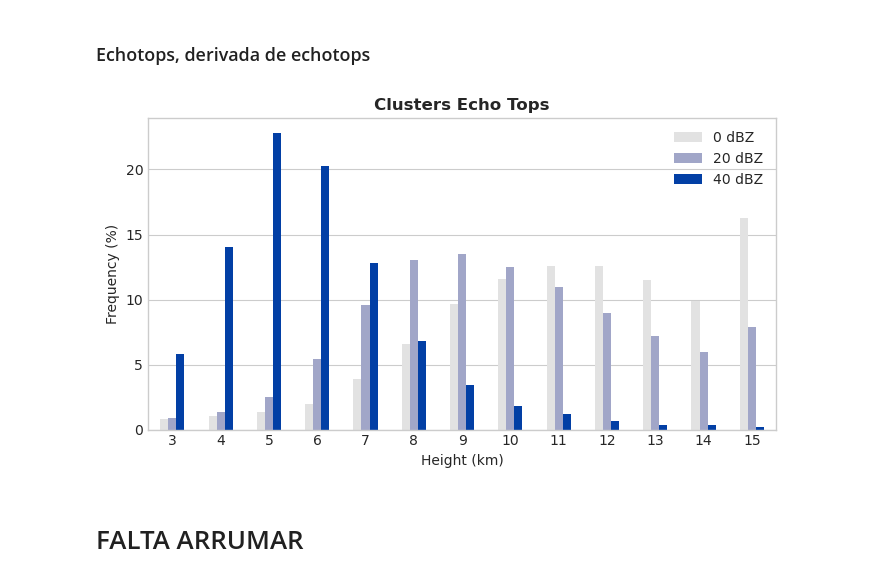
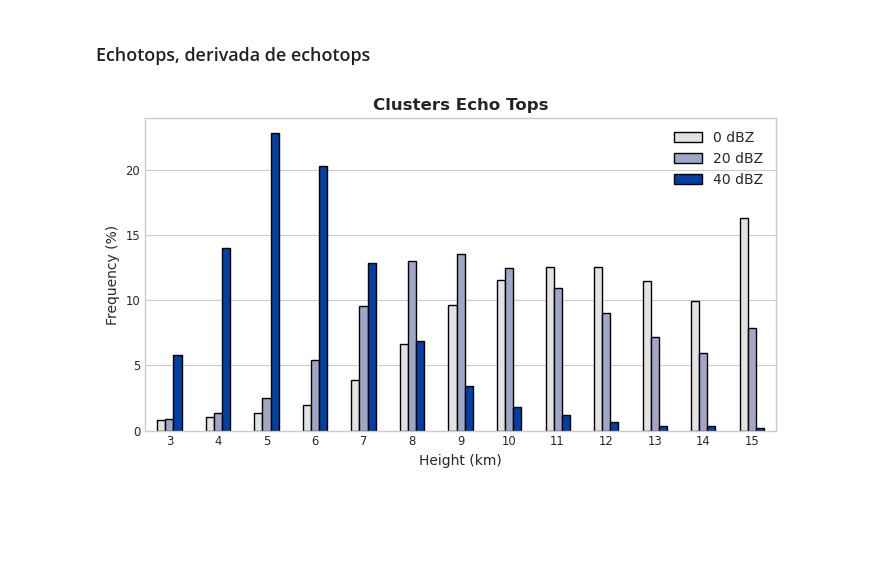
Before and after one commit to cclopes/tathu, a Jupyter notebook: sipam-tracking/fams-analysis.ipynb, the cells around one changed output. Cells and saved outputs as stored; diff of their text form; code cells hidden in the pictures; blank space fills up the shorter version.

Commit message:
Updating convective systems analysis

```diff
--- a/sipam-tracking/fams-analysis.ipynb
+++ b/sipam-tracking/fams-analysis.ipynb
@@ -732,3 +1399,43 @@ plt.savefig("out/goamazon/exploratory_stats_gld_init.png", dpi=300, facecolor="n
+# %%
+systems_all_iop2 = systems_all.set_index(["timestamp"]).loc["2014-8-15":"2014-10-15"].reset_index()
+systems_per_iop2 = systems_per.set_index(["timestamp"]).loc["2014-8-15":"2014-10-15"].reset_index()
+
+hourly_cl = pd.DataFrame({"no-full": (systems_all_iop2.groupby(systems_all_iop2.timestamp.dt.hour).count().timestamp/len(systems_all_iop2)*100)})
+hourly_init = pd.DataFrame({"no-full": (systems_per_iop2.groupby(systems_per_iop2.timestamp.dt.hour).count().timestamp/len(systems_per_iop2)*100)})
+hourly_gld = pd.DataFrame({"no-full": (systems_all_iop2.groupby(systems_all_iop2.timestamp.dt.hour).sum().gld/systems_all_iop2.gld.sum()*100)})
+
+fig = plt.figure(figsize=(7,7))
+gs = fig.add_gridspec(3,1)
+
+ax1 = fig.add_subplot(gs[0,0])
+ax_time = hourly_cl.plot(kind="bar", color=["k"], edgecolor="k", ax=ax1, legend=False)
+ax_time.grid(axis="x")
+ax_time.set_xlabel("")
+ax_time.set_xticklabels(labels=time_labels_2)
+ax_time.set_ylabel("Frequency")
+ax_time.set_title("Clusters (total = " + str(len(systems_all_iop2)) + ")")
+
+ax2 = fig.add_subplot(gs[1,0])
+ax_time2 = hourly_init.plot(kind="bar", color=["k"], edgecolor="k", ax=ax2, legend=False)
+ax_time2.grid(axis="x")
+ax_time2.set_xlabel("")
+ax_time2.set_xticklabels(labels=time_labels_2)
+ax_time2.set_ylabel("Frequency")
+ax_time2.set_title("Initiation time (total = " + str(len(systems_per_iop2)) + ")")
+
+ax3 = fig.add_subplot(gs[2,0])
+ax_time3 = hourly_gld.plot(kind="bar", color=["k"], edgecolor="k", ax=ax3, legend=False)
+ax_time3.grid(axis="x")
+ax_time3.set_xlabel("Local Time")
+ax_time3.set_xticklabels(labels=time_labels_2)
+ax_time3.set_ylabel("Frequency (%)")
+ax_time3.set_title("GLD strokes (total = " + str(int(systems_all_iop2.gld.sum())) + ")")
+
+fig.suptitle("Hourly distribution - IOP2 (Dry Season)", size=14, fontweight="bold")
+
+gs.tight_layout(fig)
+
+plt.savefig("out/goamazon/exploratory_stats_gld_c_iop2.png", dpi=300, facecolor="none")
 # %% [markdown]
 ### Geoms: mapa com início e trajetórias
 # %%
@@ -830,24 +1701,21 @@ gl.right_labels = False
 # %%
 tops = pd.DataFrame({"0 dBZ": (systems_all["echotop_0"].value_counts()/len(systems_all)*100),
                      "20 dBZ": (systems_all["echotop_20"].value_counts()/len(systems_all)*100),
                      "40 dBZ": (systems_all["echotop_40"].value_counts()/len(systems_all)*100)}).drop(index=0)
 
-
 fig = plt.figure(figsize=(7,4))
 gs = fig.add_gridspec(1,1)
 
 ax1 = fig.add_subplot(gs[0,0])
-ax_echo = tops.plot(kind="bar", color=("#E2E2E2","#A1A6C8", "#023FA5"), ax=ax1)
+ax_echo = tops.plot(kind="bar", color=("#E2E2E2","#A1A6C8", "#023FA5"), edgecolor="k", ax=ax1)
 ax_echo.grid(axis="x")
 ax_echo.set_xlabel("Height (km)")
 ax_echo.set_ylabel("Frequency (%)")
 ax_echo.set_xticks(ax1.get_xticks(), ax1.get_xticklabels(), rotation=0)
 ax_echo.set_title("Clusters Echo Tops", fontweight="bold")
 
 gs.tight_layout(fig)
 
 plt.savefig("out/goamazon/exploratory_stats_echotops.png", dpi=300, facecolor="none")
 # %% [output]
-[figure, old version]
+[figure, new version]
-# %% [markdown]
-# FALTA ARRUMAR
```
Also changed, not shown: parts of 85 cells of this notebook, 3 other files.
